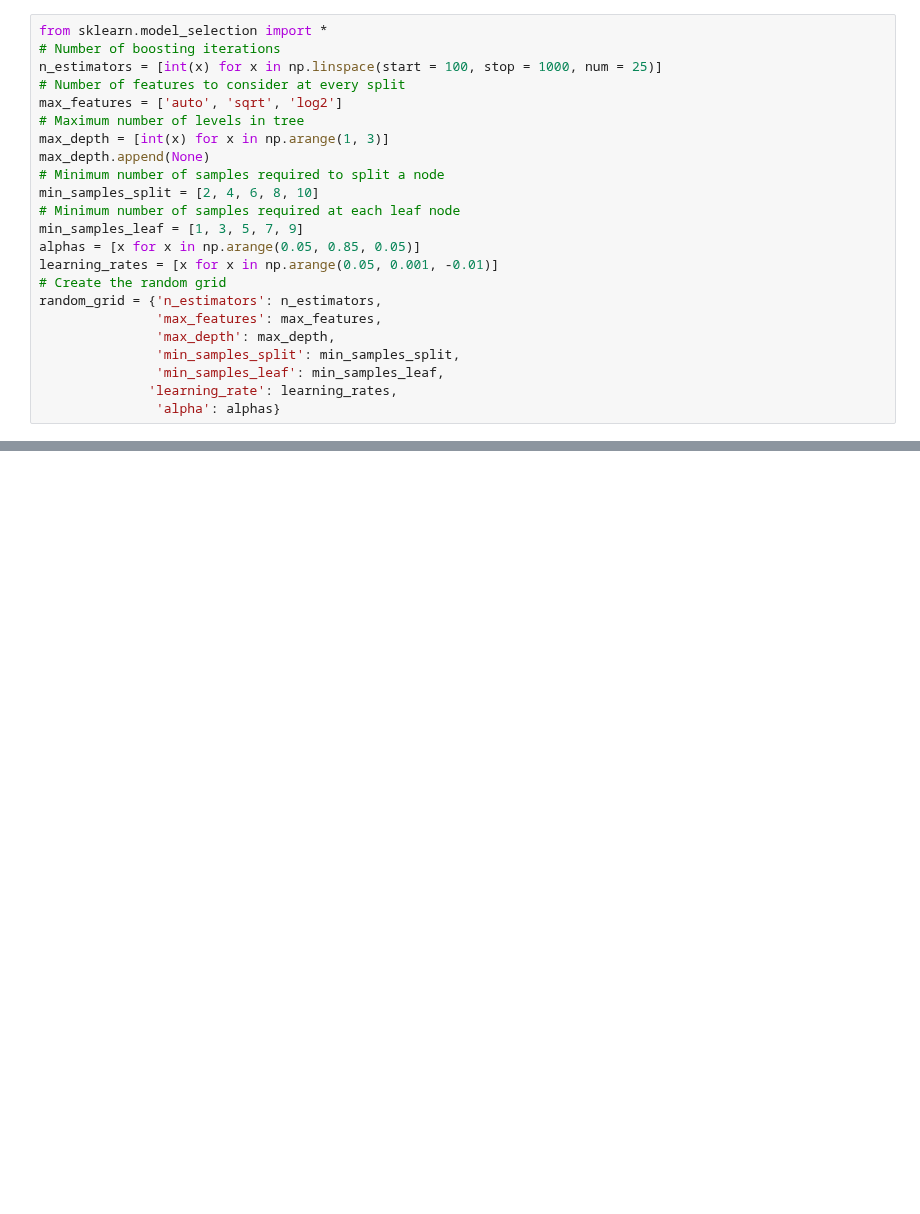
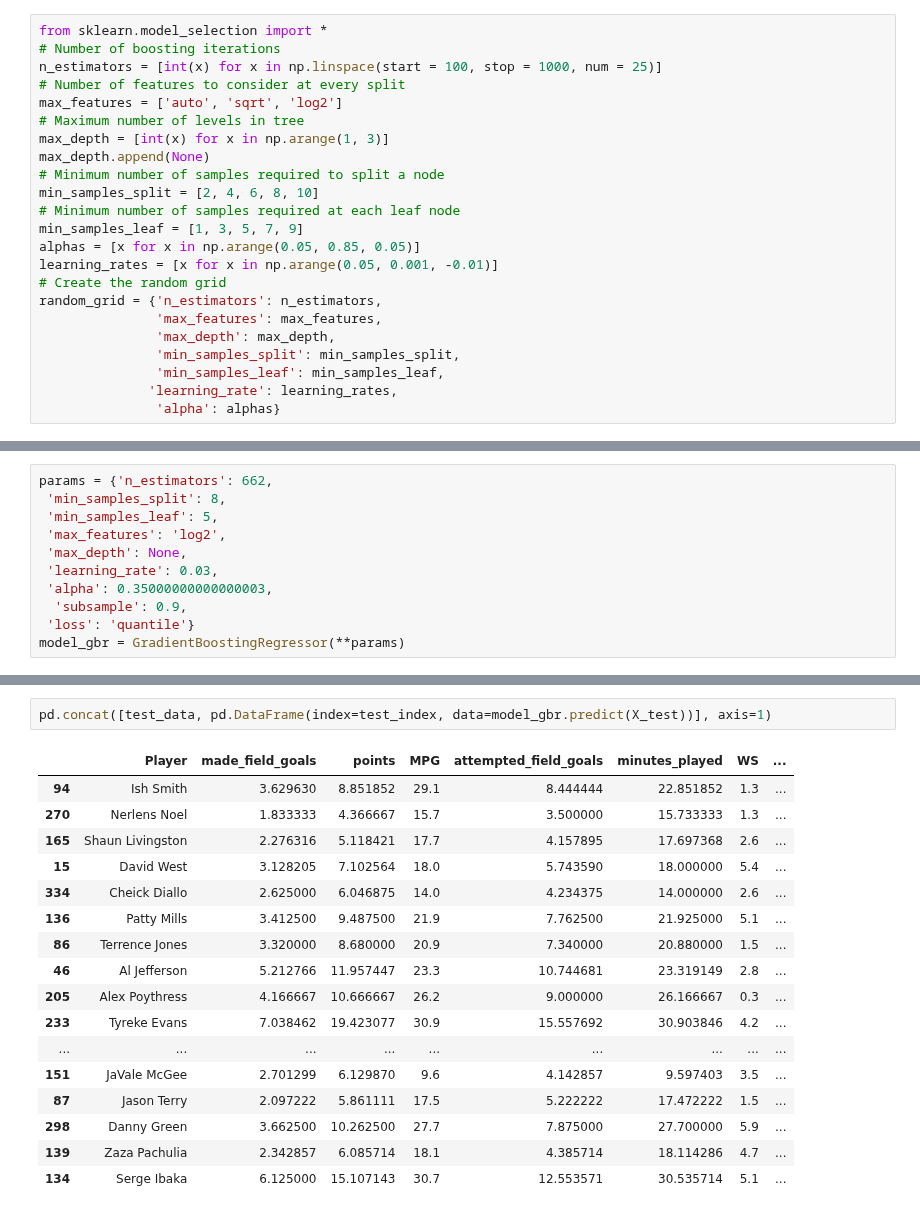
Before and after one commit to ZachLiu519/nba-model, a Jupyter notebook: spring21_models/gbdt_model.ipynb, the cells around one changed output, grey strips where cells are left out. Saved outputs shown, nothing was run; the diff lists cells and outputs as text; blank space fills up the shorter version.

Commit message:
retune parameters, variance captured at 0.77

```diff
--- a/spring21_models/gbdt_model.ipynb
+++ b/spring21_models/gbdt_model.ipynb
@@ -201,2 +193,13 @@ RandomizedSearchCV(cv=5, estimator=GradientBoostingRegressor(loss='quantile'),
+# %%
+params = {'n_estimators': 662,
+ 'min_samples_split': 8,
+ 'min_samples_leaf': 5,
+ 'max_features': 'log2',
+ 'max_depth': None,
+ 'learning_rate': 0.03,
+ 'alpha': 0.35000000000000003,
+  'subsample': 0.9,
+ 'loss': 'quantile'}
+model_gbr = GradientBoostingRegressor(**params)
 # %%
 run(model_gbr, "Gradient Boost Decision Tree", X_train, X_val)
@@ -222,0 +241,20 @@ mse-log:  0.0015753961775554944
+# %%
+pd.concat([test_data, pd.DataFrame(index=test_index, data=model_gbr.predict(X_test))], axis=1)
+# %% [output]
+|  | Player | made_field_goals | points | MPG | attempted_field_goals | minutes_played | WS | ... |
+| 94 | Ish Smith | 3.629630 | 8.851852 | 29.1 | 8.444444 | 22.851852 | 1.3 | ... |
+| 270 | Nerlens Noel | 1.833333 | 4.366667 | 15.7 | 3.500000 | 15.733333 | 1.3 | ... |
+| 165 | Shaun Livingston | 2.276316 | 5.118421 | 17.7 | 4.157895 | 17.697368 | 2.6 | ... |
+| 15 | David West | 3.128205 | 7.102564 | 18.0 | 5.743590 | 18.000000 | 5.4 | ... |
+| 334 | Cheick Diallo | 2.625000 | 6.046875 | 14.0 | 4.234375 | 14.000000 | 2.6 | ... |
+| 136 | Patty Mills | 3.412500 | 9.487500 | 21.9 | 7.762500 | 21.925000 | 5.1 | ... |
+| 86 | Terrence Jones | 3.320000 | 8.680000 | 20.9 | 7.340000 | 20.880000 | 1.5 | ... |
+| 46 | Al Jefferson | 5.212766 | 11.957447 | 23.3 | 10.744681 | 23.319149 | 2.8 | ... |
+| 205 | Alex Poythress | 4.166667 | 10.666667 | 26.2 | 9.000000 | 26.166667 | 0.3 | ... |
+| 233 | Tyreke Evans | 7.038462 | 19.423077 | 30.9 | 15.557692 | 30.903846 | 4.2 | ... |
+| ... | ... | ... | ... | ... | ... | ... | ... | ... |
+| 151 | JaVale McGee | 2.701299 | 6.129870 | 9.6 | 4.142857 | 9.597403 | 3.5 | ... |
+| 87 | Jason Terry | 2.097222 | 5.861111 | 17.5 | 5.222222 | 17.472222 | 1.5 | ... |
+| 298 | Danny Green | 3.662500 | 10.262500 | 27.7 | 7.875000 | 27.700000 | 5.9 | ... |
+| 139 | Zaza Pachulia | 2.342857 | 6.085714 | 18.1 | 4.385714 | 18.114286 | 4.7 | ... |
+| 134 | Serge Ibaka | 6.125000 | 15.107143 | 30.7 | 12.553571 | 30.535714 | 5.1 | ... |
```
Also changed, not shown: parts of 19 cells of this notebook.
